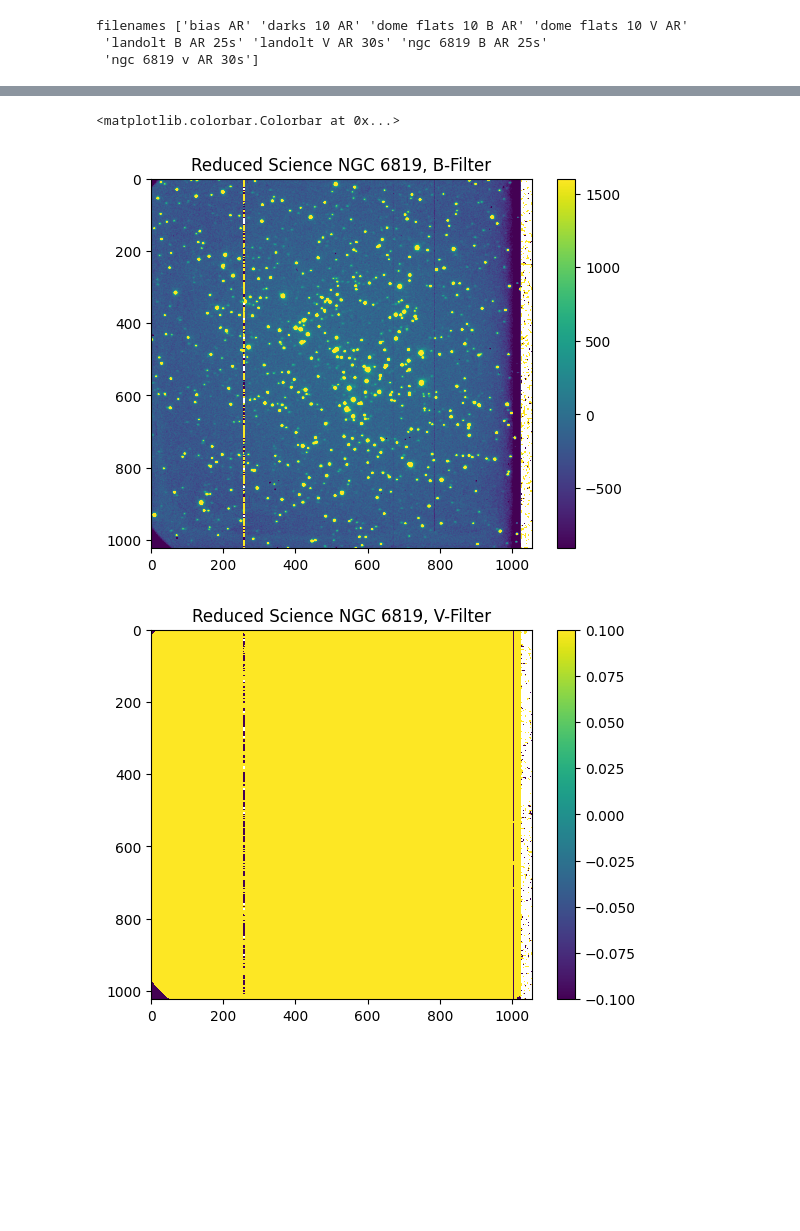
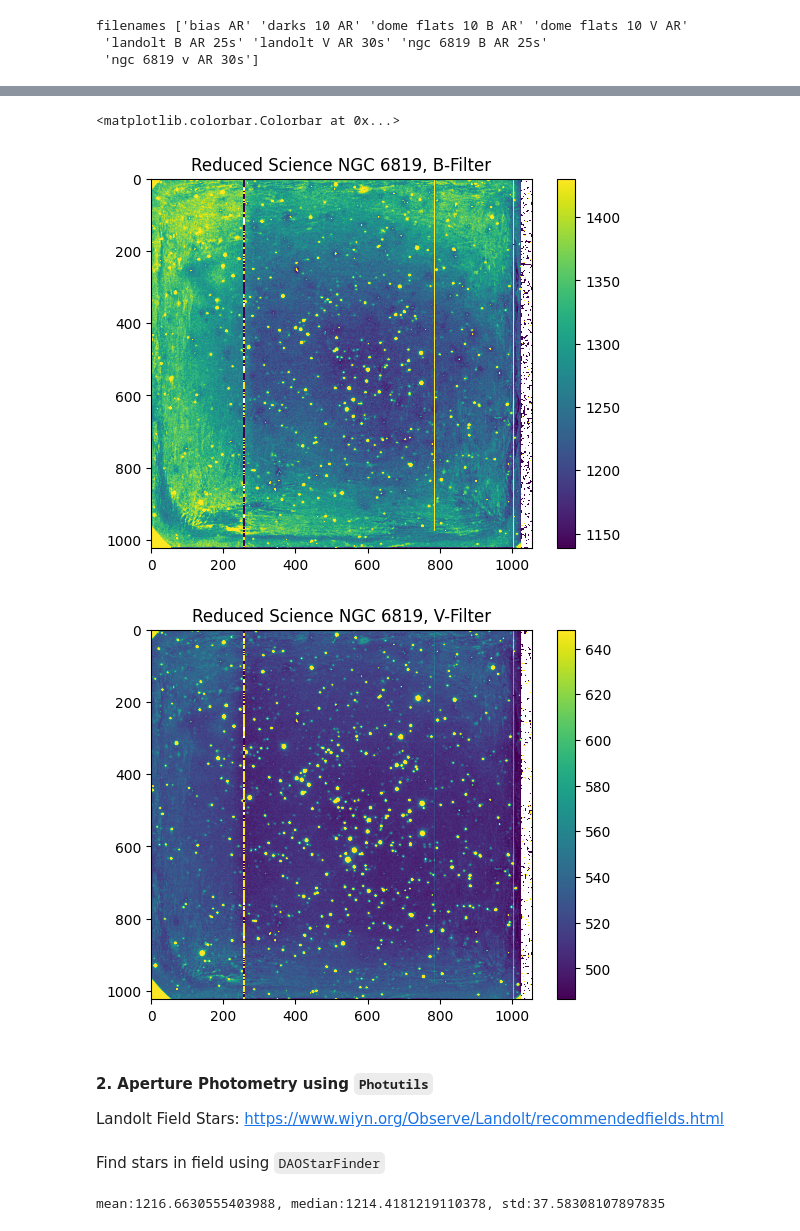
Before and after one commit to avi-patel1/ASTR257_2024, a Jupyter notebook: Project 2--HR Diagram/HR_Diagram.ipynb, the cells around one changed output, grey strips where cells are left out. Cells and saved outputs as stored; diff of their text form; code cells hidden in the pictures; blank space fills up the shorter version.

Commit message:
updates HR_Diagram

```diff
--- a/Project 2--HR Diagram/HR_Diagram.ipynb
+++ b/Project 2--HR Diagram/HR_Diagram.ipynb
@@ -68,7 +69,7 @@ def reduce_data(bias, dark, dome_flat, science):
 
     # Median Science Frames
     sci_exptime = science[0].header['EXPTIME']
-    sci_full = np.median(np.stack([(b.data - dark_full - bias_full)/ dome_flat_full for b in science]), axis=0)
+    sci_full = np.median(np.stack([((b.data/sci_exptime) - (dark_full/dark_exptime))/dome_flat_full for b in science]), axis=0)
 
     print(f"Exposure Times:\nDome Flat - {df_exptime}s\nDark - {dark_exptime}s\nScience - {sci_exptime}s\n")
     return sci_full
@@ -89,14 +106,39 @@ Science - 30s
 # %%
 plt.figure()
 plt.title("Reduced Science NGC 6819, B-Filter")
-plt.imshow(red_sci_ngc6819_B, vmin=np.percentile(red_sci_ngc6819_B, 3), vmax=np.percentile(red_sci_ngc6819_B, 96))
+plt.imshow(red_sci_ngc6819_B, vmin=np.percentile(red_sci_ngc6819_B, 3), vmax=np.percentile(red_sci_ngc6819_B, 97))
 plt.colorbar()
 
 plt.figure()
 plt.title("Reduced Science NGC 6819, V-Filter")
-plt.imshow(red_sci_ngc6819_V, vmin=np.percentile(red_sci_ngc6819_V, 3), vmax=np.percentile(red_sci_ngc6819_V, 90))
+plt.imshow(red_sci_ngc6819_V, vmin=np.percentile(red_sci_ngc6819_V, 3), vmax=np.percentile(red_sci_ngc6819_V, 97))
 plt.colorbar()
+
+# plt.figure()
+# plt.title("Reduced Science Landolt, B-Filter")
+# plt.imshow(red_sci_landolt_B, vmin=np.percentile(red_sci_landolt_B, 3), vmax=np.percentile(red_sci_landolt_B, 97))
+# plt.colorbar()
+
+# plt.figure()
+# plt.title("Reduced Science Landolt, V-Filter")
+# plt.imshow(red_sci_landolt_V, vmin=np.percentile(red_sci_landolt_V, 3), vmax=np.percentile(red_sci_landolt_V, 97))
+# plt.colorbar()
 # %% [output]
 <matplotlib.colorbar.Colorbar at 0x...>
-[figure, old version]
+[figure, new version]
-[figure, old version]
+[figure, new version]
+# %% [markdown]
+#### 2. Aperture Photometry using  `Photutils`
+
+Landolt Field Stars: [https://www.wiyn.org/Observe/Landolt/recommendedfields.html](https://www.wiyn.org/Observe/Landolt/recommendedfields.html)
+# %% [markdown]
+Find stars in field using `DAOStarFinder`
+# %%
+res = sci_red['ngc6819_B'][250:700, 300:750]
+
+mean, median, std = sigma_clipped_stats(res, sigma=5.0)
+print(f"mean:{mean}, median:{median}, std:{std}")
+daofind = DAOStarFinder(fwhm=3.0, threshold=3.*std)
+sources = daofind(res - median)
+# %% [output]
+mean:1216.6630555403988, median:1214.4181219110378, std:37.58308107897835
```
Also changed, not shown: parts of 13 cells of this notebook.
